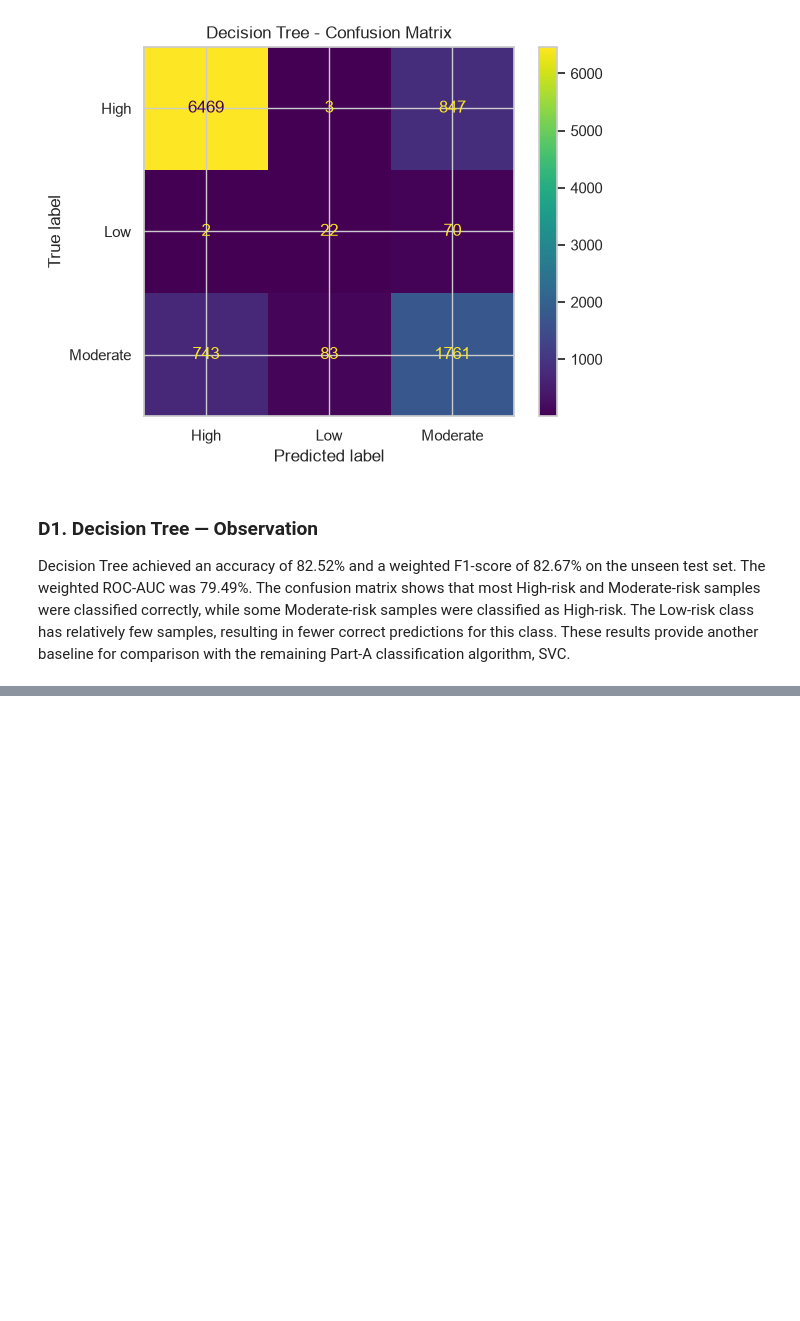
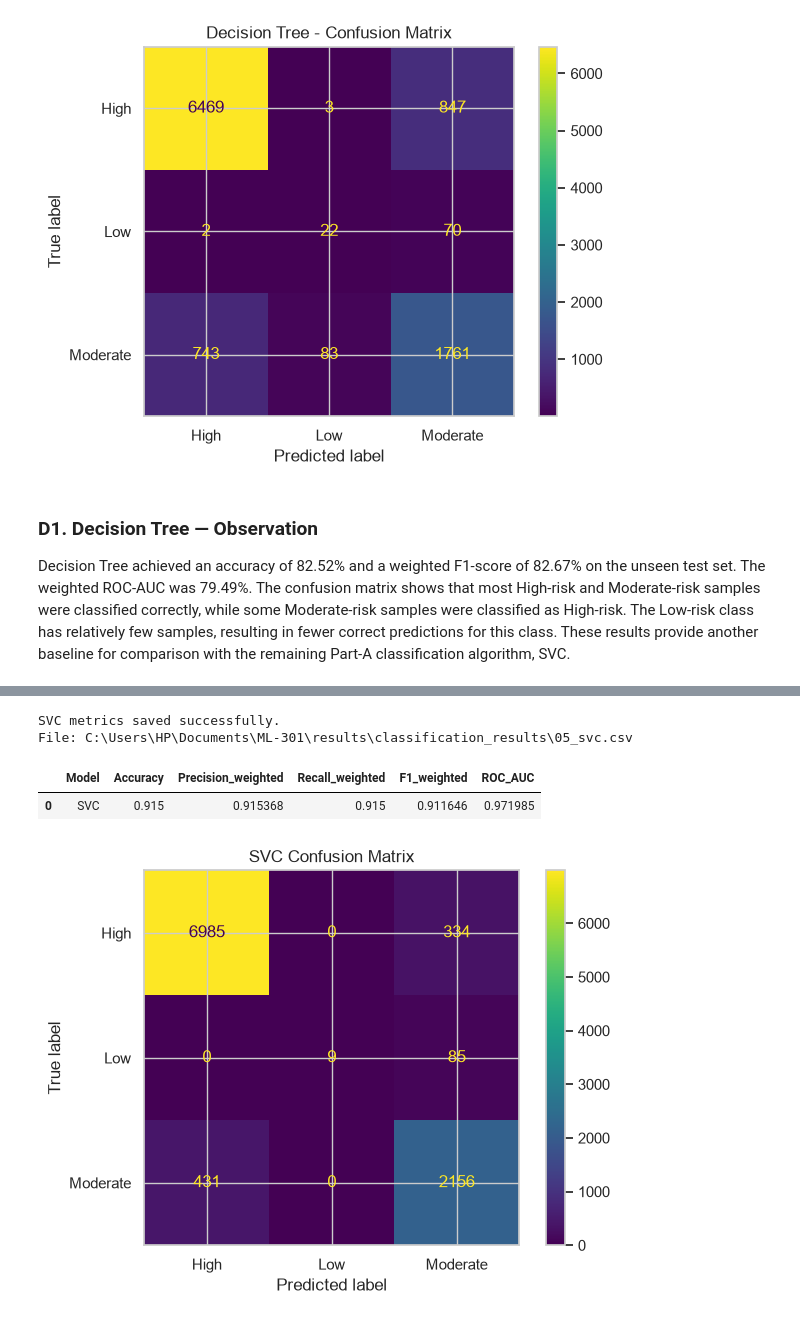
Before and after one commit to MohithKumar128/ML-301, a Jupyter notebook: notebooks/classification.ipynb, the cells around one changed output, grey strips where cells are left out. Drawn from its saved outputs; the diff is of its cells as text; code cells hidden in the pictures; blank space fills up the shorter version.

Commit message:
Add SVC classification model

```diff
--- a/notebooks/classification.ipynb
+++ b/notebooks/classification.ipynb
@@ -65,7 +65,7 @@ sns.set_theme(
 # %%
 # Load dataset
 
-DATA_PATH = r"C:\Users\HP\Documents\ML-301\data\diabetes_risk_prediction_dataset.csv"
+DATA_PATH = "../data/diabetes_risk_prediction_dataset.csv"
 
 df = pd.read_csv(DATA_PATH)
 
@@ -1206,0 +1213,13 @@ Decision Tree achieved an accuracy of 82.52% and a weighted F1-score of 82.67% o
+# %%
+# Create and train the SVC model
+svc_model = SVC(
+    probability=True,
+    random_state=GLOBAL_SEED
+)
+
+svc_model.fit(
+    X_train_processed,
+    y_train
+)
+
+print("SVC model trained successfully.")
@@ -1206,0 +1278,44 @@ Decision Tree achieved an accuracy of 82.52% and a weighted F1-score of 82.67% o
+# %%
+# Store SVC evaluation metrics
+svc_results = pd.DataFrame({
+    "Model": ["SVC"],
+    "Accuracy": [svc_accuracy],
+    "Precision_weighted": [svc_precision],
+    "Recall_weighted": [svc_recall],
+    "F1_weighted": [svc_f1],
+    "ROC_AUC": [svc_roc_auc]
+})
+
+# Save metrics to the classification results directory
+svc_file = results_dir / "05_svc.csv"
+
+svc_results.to_csv(
+    svc_file,
+    index=False
+)
+
+print("SVC metrics saved successfully.")
+print("File:", svc_file)
+
+display(pd.read_csv(svc_file))
+# %% [output]
+SVC metrics saved successfully.
+File: C:\Users\HP\Documents\ML-301\results\classification_results\05_svc.csv
+|  | Model | Accuracy | Precision_weighted | Recall_weighted | F1_weighted | ROC_AUC |
+| 0 | SVC | 0.915 | 0.915368 | 0.915 | 0.911646 | 0.971985 |
+# %%
+# Confusion matrix
+svc_cm = confusion_matrix(y_test, y_pred_svc)
+
+disp = ConfusionMatrixDisplay(
+    confusion_matrix=svc_cm,
+    display_labels=svc_model.classes_
+)
+
+disp.plot()
+
+plt.title("SVC Confusion Matrix")
+plt.tight_layout()
+plt.show()
+# %% [output]
+[figure, added]
```
Also changed, not shown: parts of 5 cells of this notebook, 1 other file.
